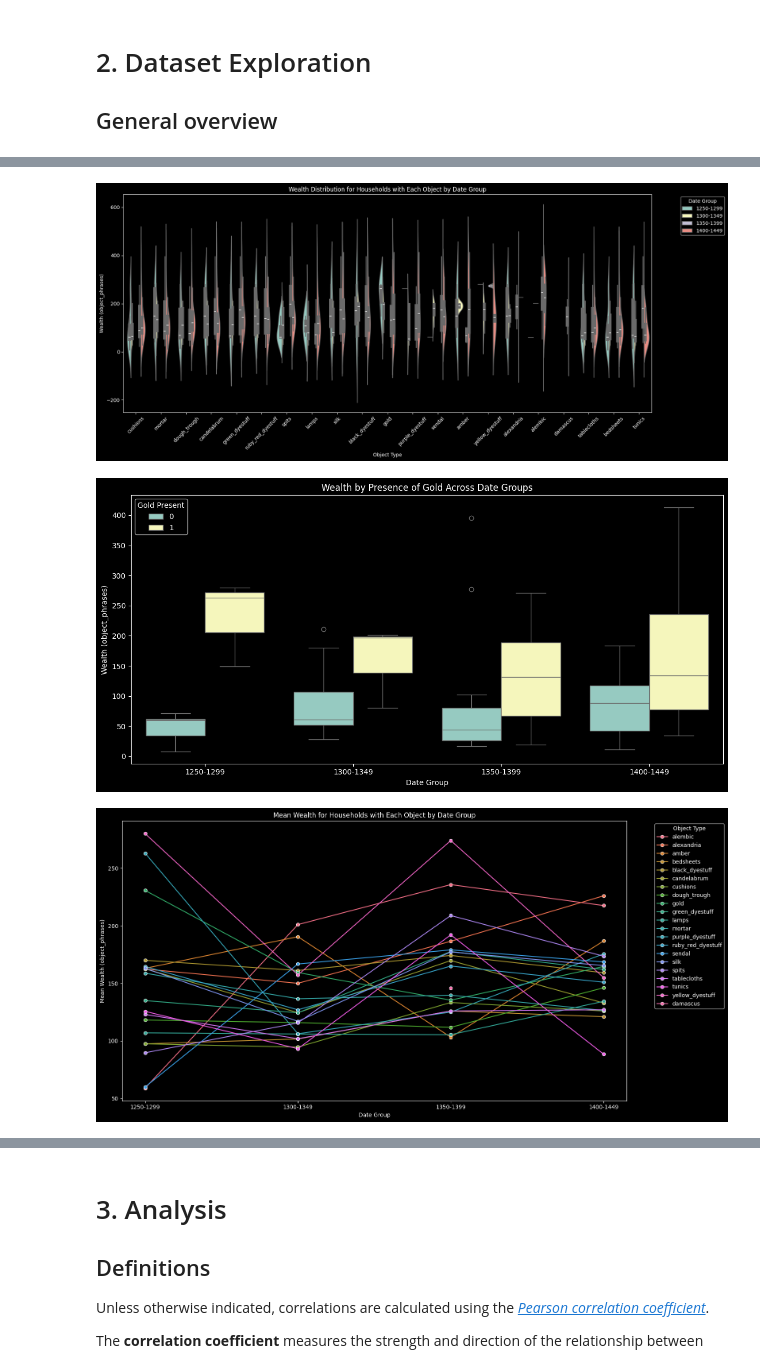
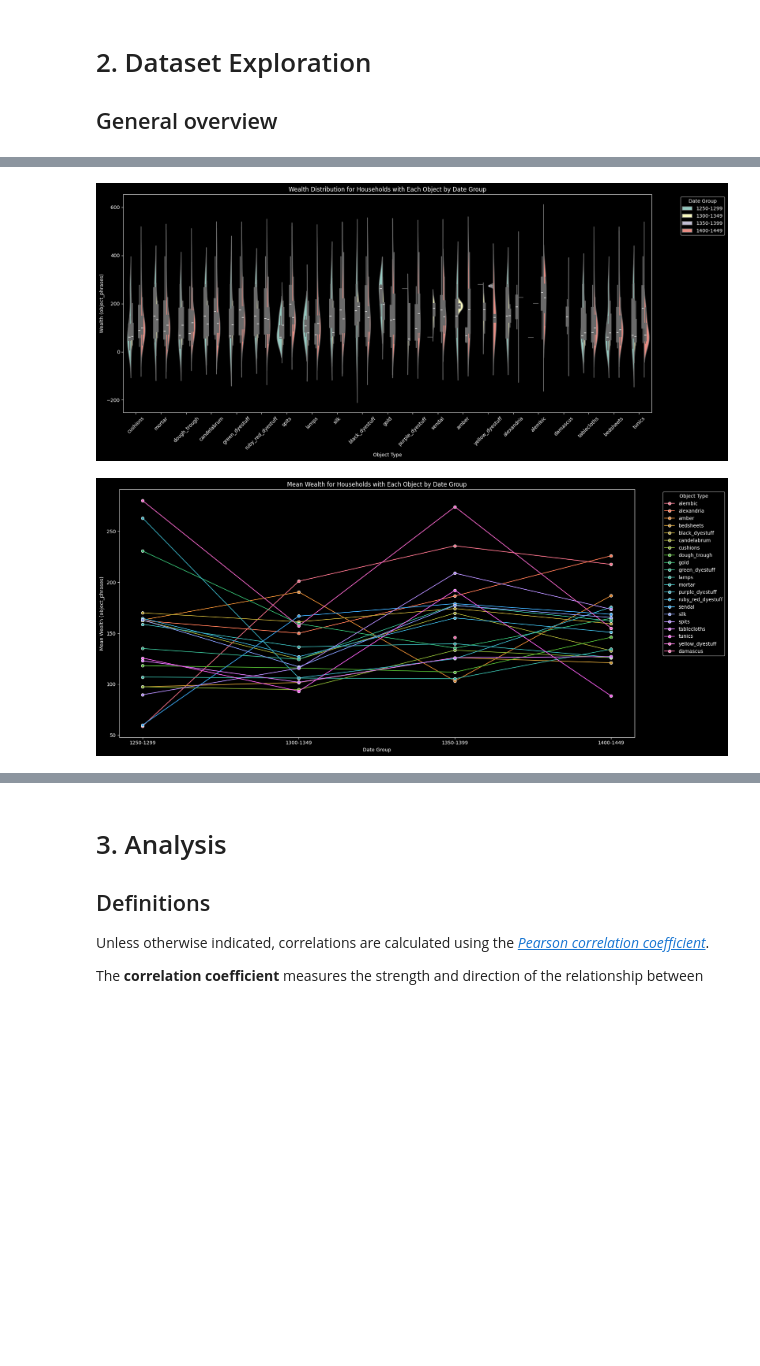
Before and after one commit to gpizzorno/marseille-luxury-objects, a Jupyter notebook: luxury-items.ipynb, the cells around one changed output, grey strips where cells are left out. Saved outputs shown, nothing was run; the diff lists cells and outputs as text; code cells hidden in the pictures; blank space fills up the shorter version.

```diff
--- a/luxury-items.ipynb
+++ b/luxury-items.ipynb
@@ -101,39 +101,27 @@ plt.show()
 # %%
 # Violin plot: Wealth distribution for households with each object, grouped by date_group
 plt.figure(figsize=(18, 8))
 sns.violinplot(data=df_long[df_long['present'] == 1], x='object_type', y='object_phrases', hue='date_group', split=True)
 plt.title('Wealth Distribution for Households with Each Object by Date Group')
 plt.xlabel('Object Type')
 plt.ylabel('Wealth (object_phrases)')
 plt.xticks(rotation=45)
 plt.legend(title='Date Group', bbox_to_anchor=(1.05, 1), loc='upper left')
 plt.tight_layout()
 plt.show()
 
-# Boxplot: Wealth by object presence (1/0), for a single object type, grouped by date_group
-object_to_plot = 'gold'  # Change to any object type you want
-plt.figure(figsize=(12, 6))
-sns.boxplot(data=df_long[df_long['object_type'] == object_to_plot], x='date_group', y='object_phrases', hue='present')
-plt.title(f'Wealth by Presence of {object_to_plot.capitalize()} Across Date Groups')
-plt.xlabel('Date Group')
-plt.ylabel('Wealth (object_phrases)')
-plt.legend(title=f'{object_to_plot.capitalize()} Present')
-plt.tight_layout()
-plt.show()
-
 # Lineplot: Mean wealth for households with each object, by date_group
 mean_wealth = (
     df_long[df_long['present'] == 1].groupby(['date_group', 'object_type'])['object_phrases'].mean().reset_index()
 )
-plt.figure(figsize=(16, 8))
+plt.figure(figsize=(18, 8))
 sns.lineplot(data=mean_wealth, x='date_group', y='object_phrases', hue='object_type', marker='o')
 plt.title('Mean Wealth for Households with Each Object by Date Group')
 plt.xlabel('Date Group')
 plt.ylabel('Mean Wealth (object_phrases)')
 plt.legend(title='Object Type', bbox_to_anchor=(1.05, 1), loc='upper left')
 plt.tight_layout()
 plt.show()
 # %% [output]
 [figure]
-[figure, old version]
+[figure, new version]
-[figure, removed]
```
Also changed, not shown: parts of 9 cells of this notebook.
